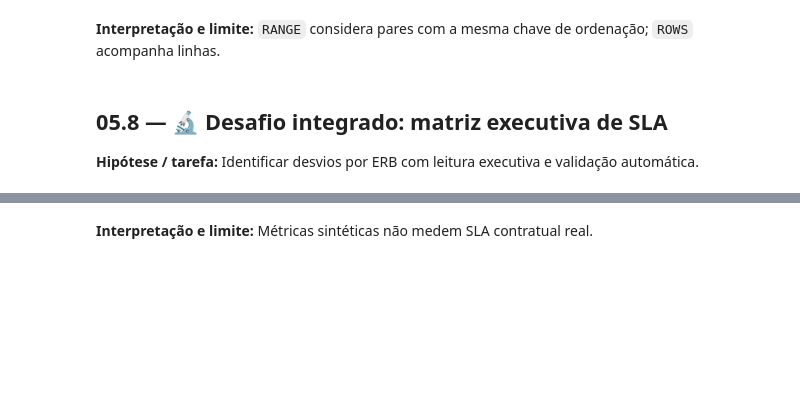
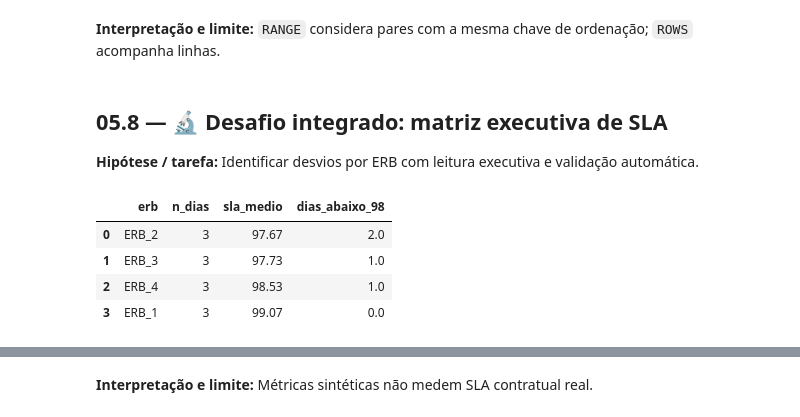
Before and after one commit to aestevaomoraes/duckdb-masterclass, a Jupyter notebook: 05_Window_Functions_QUALIFY_e_PIVOT_Dinamico.ipynb, the cells around one changed output, grey strips where cells are left out. Saved outputs shown, nothing was run; the diff lists cells and outputs as text; code cells hidden in the pictures; blank space fills up the shorter version.

```diff
--- a/05_Window_Functions_QUALIFY_e_PIVOT_Dinamico.ipynb
+++ b/05_Window_Functions_QUALIFY_e_PIVOT_Dinamico.ipynb
@@ -102,9 +331,31 @@ assert acumulados['faixa'].tolist()==[20,70,70]
 
 **Hipótese / tarefa:** Identificar desvios por ERB com leitura executiva e validação automática.
 # %%
-painel=con.execute("""SELECT erb,COUNT(*) n_dias, ROUND(AVG(disponibilidade_pct),2) AS sla_medio,
- SUM(CASE WHEN disponibilidade_pct<98 THEN 1 ELSE 0 END) AS dias_abaixo_98
- FROM sla_erbs GROUP BY erb ORDER BY dias_abaixo_98 DESC,erb""").df()
+painel = con.execute("""
+    SELECT
+        erb,
+        COUNT(*)                                            AS n_dias,
+        ROUND(AVG(disponibilidade_pct), 2)                  AS sla_medio,
+
+        -- Conta os dias em que a disponibilidade ficou abaixo de 98%.
+        -- Como SUM(CASE ...) soma 1 para cada dia abaixo da meta, o resultado é a contagem.
+        SUM(CASE WHEN disponibilidade_pct < 98 THEN 1 ELSE 0 END) AS dias_abaixo_98
+
+    FROM sla_erbs
+    GROUP BY erb
+    -- Ordena primeiro pelos ERBs com mais dias abaixo da meta; em caso de empate, pelo nome.
+    ORDER BY dias_abaixo_98 DESC, erb
+""").df()
+
 display(painel)
-assert painel['n_dias'].sum()==12
-assert painel['dias_abaixo_98'].sum()>=1
+
+# Cada ERB deve ter contribuído com seus dias: a soma de n_dias é o total de registros da tabela.
+assert painel['n_dias'].sum() == 12
+# Confirma as quatro observações abaixo de 98% nos dados sintéticos.
+assert painel['dias_abaixo_98'].sum() == 4
+# %% [output]
+|  | erb | n_dias | sla_medio | dias_abaixo_98 |
+| 0 | ERB_2 | 3 | 97.67 | 2.0 |
+| 1 | ERB_3 | 3 | 97.73 | 1.0 |
+| 2 | ERB_4 | 3 | 98.53 | 1.0 |
+| 3 | ERB_1 | 3 | 99.07 | 0.0 |
```
Also changed, not shown: parts of 15 cells of this notebook.
